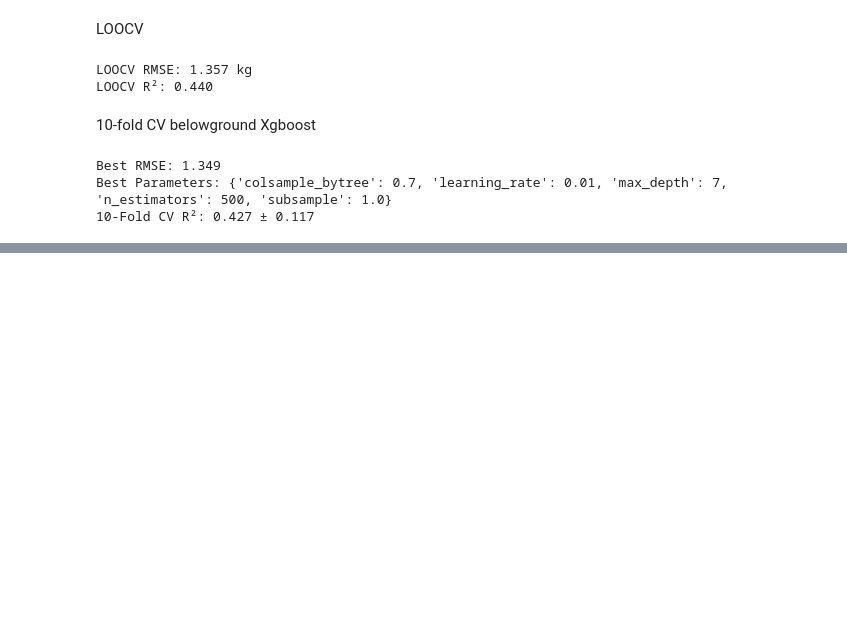
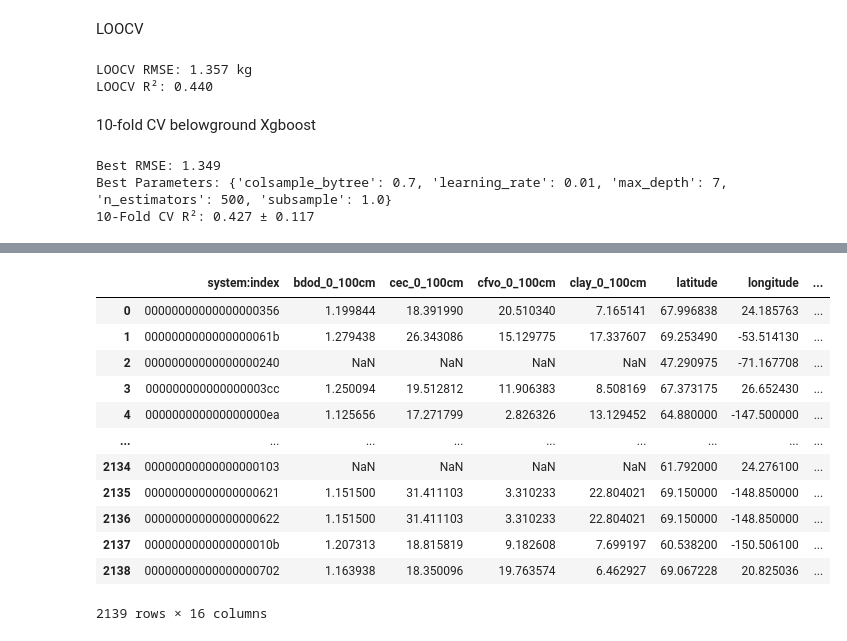
Before and after one commit to stefano-m-potter/abcflux_v2, a Jupyter notebook: scratch.ipynb, the cells around one changed output, grey strips where cells are left out. Cells and saved outputs as stored; diff of their text form; code cells hidden in the pictures; blank space fills up the shorter version.

```diff
--- a/scratch.ipynb
+++ b/scratch.ipynb
@@ -520,0 +789,18 @@ Best Parameters: {'colsample_bytree': 0.7, 'learning_rate': 0.01, 'max_depth': 7
+# %%
+t = pd.read_csv("/explore/nobackup/people/spotter5/anna_v/v2/integrated_soil_data_1km_v2_sites.csv")
+
+t
+# %% [output]
+|  | system:index | bdod_0_100cm | cec_0_100cm | cfvo_0_100cm | clay_0_100cm | latitude | longitude | ... |
+| 0 | 00000000000000000356 | 1.199844 | 18.391990 | 20.510340 | 7.165141 | 67.996838 | 24.185763 | ... |
+| 1 | 0000000000000000061b | 1.279438 | 26.343086 | 15.129775 | 17.337607 | 69.253490 | -53.514130 | ... |
+| 2 | 00000000000000000240 | NaN | NaN | NaN | NaN | 47.290975 | -71.167708 | ... |
+| 3 | 000000000000000003cc | 1.250094 | 19.512812 | 11.906383 | 8.508169 | 67.373175 | 26.652430 | ... |
+| 4 | 000000000000000000ea | 1.125656 | 17.271799 | 2.826326 | 13.129452 | 64.880000 | -147.500000 | ... |
+| ... | ... | ... | ... | ... | ... | ... | ... | ... |
+| 2134 | 00000000000000000103 | NaN | NaN | NaN | NaN | 61.792000 | 24.276100 | ... |
+| 2135 | 00000000000000000621 | 1.151500 | 31.411103 | 3.310233 | 22.804021 | 69.150000 | -148.850000 | ... |
+| 2136 | 00000000000000000622 | 1.151500 | 31.411103 | 3.310233 | 22.804021 | 69.150000 | -148.850000 | ... |
+| 2137 | 0000000000000000010b | 1.207313 | 18.815819 | 9.182608 | 7.699197 | 60.538200 | -150.506100 | ... |
+| 2138 | 00000000000000000702 | 1.163938 | 18.350096 | 19.763574 | 6.462927 | 69.067228 | 20.825036 | ... |
+2139 rows × 16 columns
```
Also changed, not shown: parts of 2 cells of this notebook, 13 other files.
